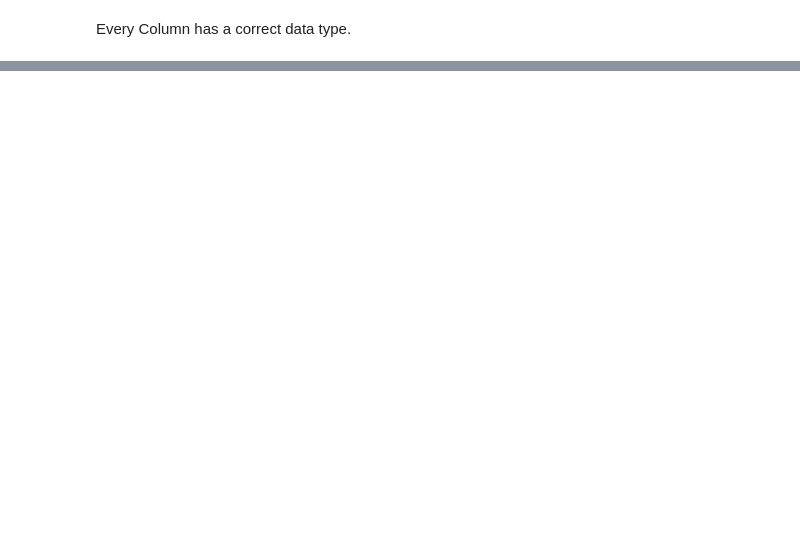
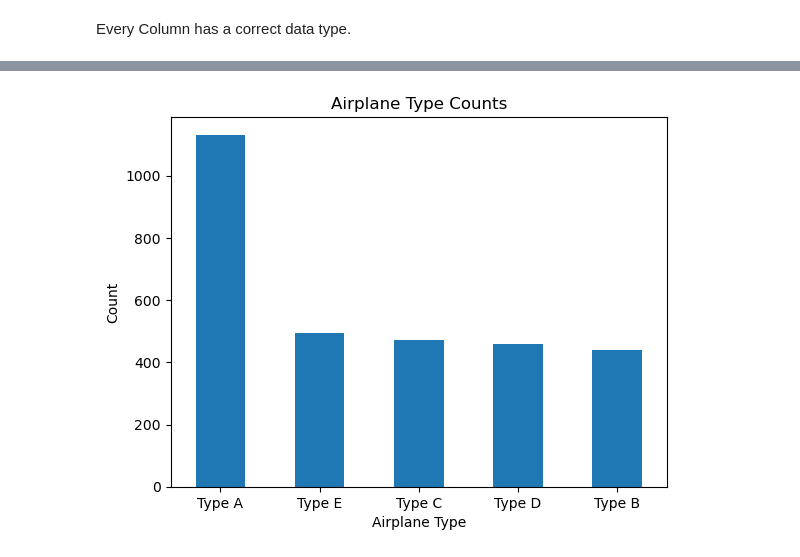
Before and after one commit to Goitsimodimo/Flight-cancellation-prediction-model, a Jupyter notebook: Flight-Cancellation-Prediction-Model-for-Flyzy.ipynb, the cells around one changed output, grey strips where cells are left out. Cells and saved outputs as stored; diff of their text form; code cells hidden in the pictures; blank space fills up the shorter version.

```diff
--- a/Flight-Cancellation-Prediction-Model-for-Flyzy.ipynb
+++ b/Flight-Cancellation-Prediction-Model-for-Flyzy.ipynb
@@ -141,0 +179,9 @@ Every Column has a correct data type.
+# %%
+df.Airplane_Type.value_counts().plot(kind="bar")
+plt.title("Airplane Type Counts")
+plt.xlabel("Airplane Type")
+plt.xticks(rotation=0)
+plt.ylabel("Count")
+plt.show()
+# %% [output]
+[figure, added]
```
Also changed, not shown: parts of 17 cells of this notebook.
